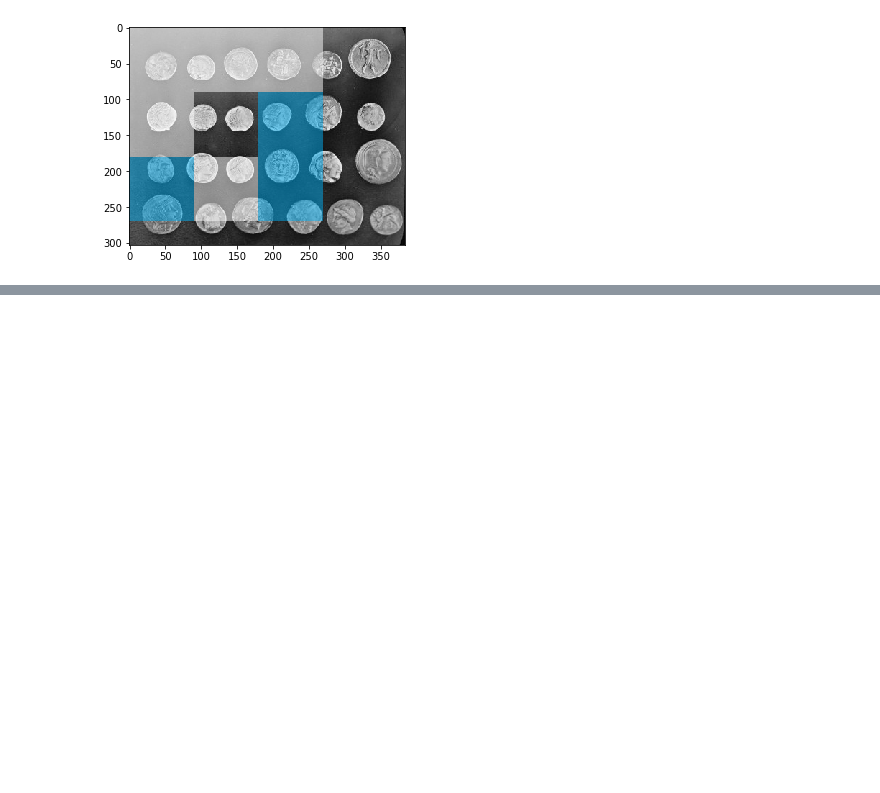
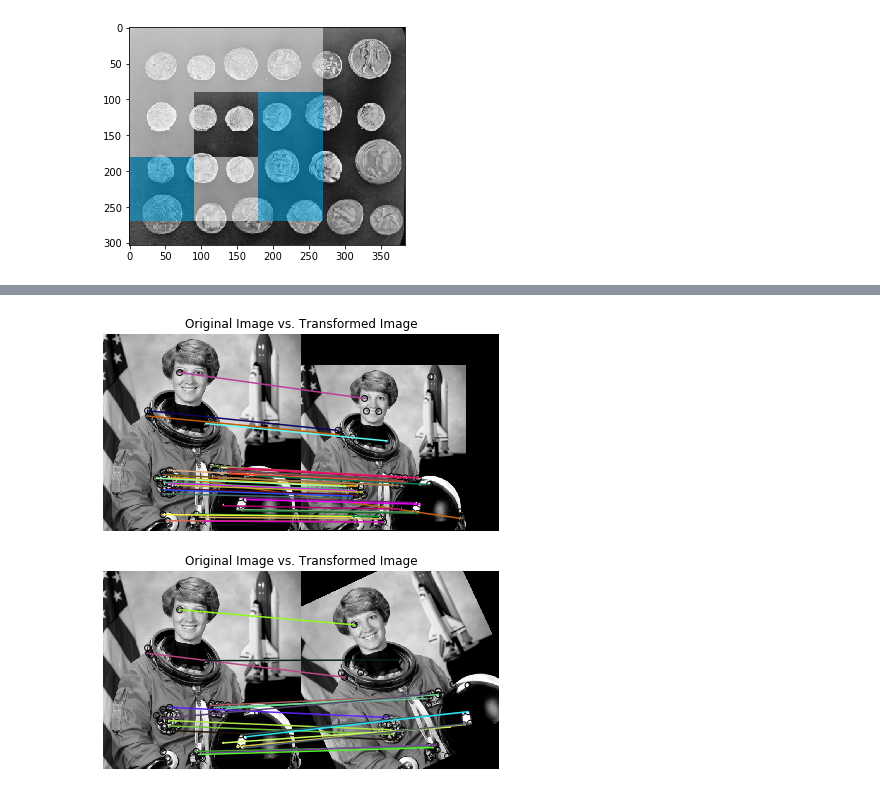
Before and after one commit to bjpcjp/scikit-image-tutorial, a Jupyter notebook: gallery/feature-object-detection.ipynb, the cells around one changed output, grey strips where cells are left out. Drawn from its saved outputs; the diff is of its cells as text; code cells hidden in the pictures; blank space fills up the shorter version.

```diff
--- a/gallery/feature-object-detection.ipynb
+++ b/gallery/feature-object-detection.ipynb
@@ -1151,0 +495,56 @@ original: grass, rotated: 145deg, match result:  grass
+# %%
+import matplotlib.pyplot as plt
+from skimage.color   import rgb2gray
+from skimage         import data
+from skimage         import transform as tf
+from skimage.feature import (match_descriptors,
+                             corner_peaks,
+                             corner_harris,
+                             plot_matches,
+                             BRIEF)
+
+img1  = rgb2gray(data.astronaut())
+tform = tf.AffineTransform(scale=(1.2, 1.2),
+                           translation=(0, -100))
+img2  = tf.warp(img1, tform)
+img3  = tf.rotate(img1, 25)
+
+keypoints1 = corner_peaks(corner_harris(img1), min_distance=5)
+keypoints2 = corner_peaks(corner_harris(img2), min_distance=5)
+keypoints3 = corner_peaks(corner_harris(img3), min_distance=5)
+
+extractor = BRIEF()
+
+extractor.extract(img1, keypoints1)
+keypoints1   = keypoints1[extractor.mask]
+descriptors1 = extractor.descriptors
+
+extractor.extract(img2, keypoints2)
+keypoints2   = keypoints2[extractor.mask]
+descriptors2 = extractor.descriptors
+
+extractor.extract(img3, keypoints3)
+keypoints3   = keypoints3[extractor.mask]
+descriptors3 = extractor.descriptors
+
+matches12 = match_descriptors(descriptors1,
+                              descriptors2,
+                              cross_check=True)
+matches13 = match_descriptors(descriptors1,
+                              descriptors3,
+                              cross_check=True)
+
+fig, ax = plt.subplots(nrows=2, ncols=1, figsize=(8,8))
+plt.gray()
+
+plot_matches(ax[0], img1, img2, keypoints1, keypoints2, matches12)
+ax[0].axis('off')
+ax[0].set_title("Original Image vs. Transformed Image")
+
+plot_matches(ax[1], img1, img3, keypoints1, keypoints3, matches13)
+ax[1].axis('off')
+ax[1].set_title("Original Image vs. Transformed Image")
+
+plt.show()
+# %% [output]
+[figure, added]
```
Also changed, not shown: parts of 64 cells of this notebook.
